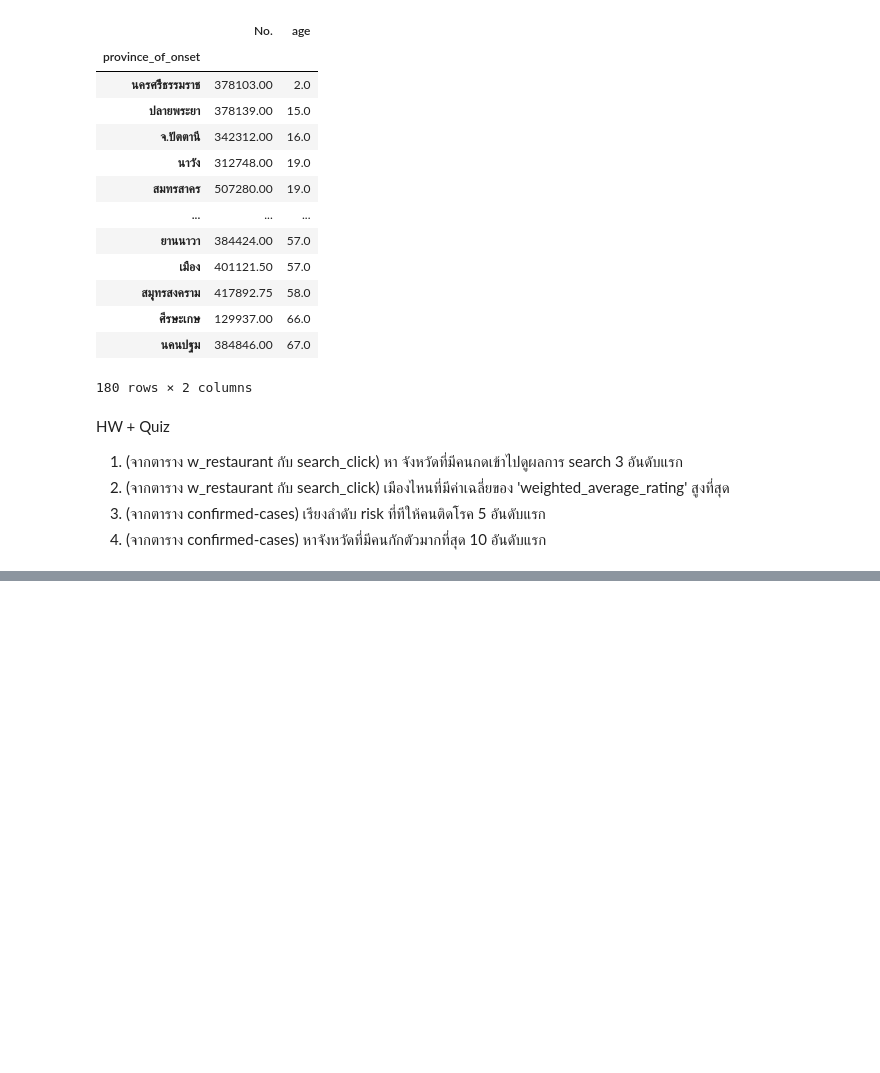
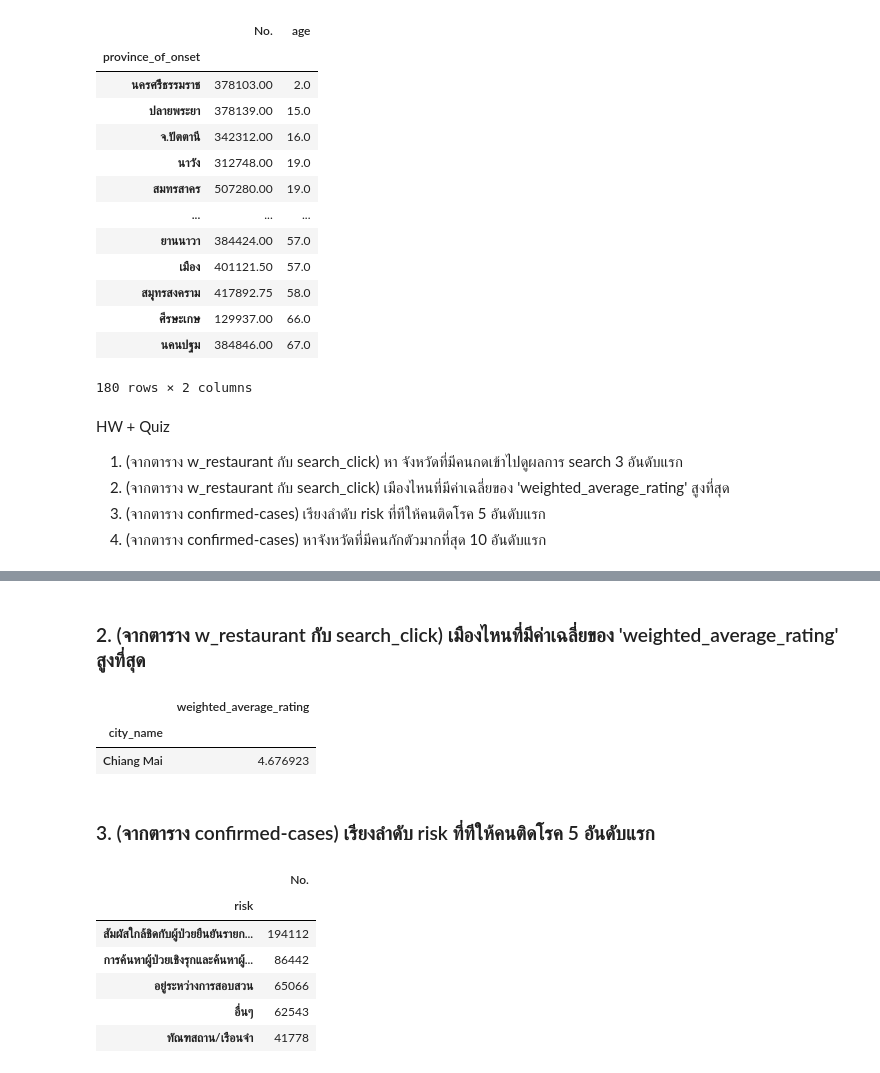
Before and after one commit to Kanyarat-S/DWDM21, a Jupyter notebook: Data_Preprocessing_(Chapter_3).ipynb, the cells around one changed output, grey strips where cells are left out. Drawn from its saved outputs; the diff is of its cells as text; code cells hidden in the pictures; blank space fills up the shorter version.

```diff
--- a/Data_Preprocessing_(Chapter_3).ipynb
+++ b/Data_Preprocessing_(Chapter_3).ipynb
@@ -1511,0 +1521,22 @@ HW + Quiz
+# %% [markdown]
+### 2. (จากตาราง w_restaurant กับ search_click) เมืองไหนที่มีค่าเฉลี่ยของ 'weighted_average_rating' สูงที่สุด
+# %%
+HW2 = merged_table.groupby('city_name').mean().sort_values(['weighted_average_rating'],ascending=False)
+HW2.iloc[:1,[8]]
+# %% [output]
+|  | weighted_average_rating |
+| city_name |  |
+| Chiang Mai | 4.676923 |
+# %% [markdown]
+### 3. (จากตาราง confirmed-cases) เรียงลำดับ risk ที่ทีให้คนติดโรค 5 อันดับแรก
+# %%
+HW3 = data_cases.groupby('risk').count().sort_values(by=['No.'],ascending=False)
+HW3.iloc[:5,:1]
+# %% [output]
+|  | No. |
+| risk |  |
+| สัมผัสใกล้ชิดกับผู้ป่วยยืนยันรายก... | 194112 |
+| การค้นหาผู้ป่วยเชิงรุกและค้นหาผู้... | 86442 |
+| อยู่ระหว่างการสอบสวน | 65066 |
+| อื่นๆ | 62543 |
+| ทัณฑสถาน/เรือนจำ | 41778 |
```
Also changed, not shown: parts of 7 cells of this notebook.
